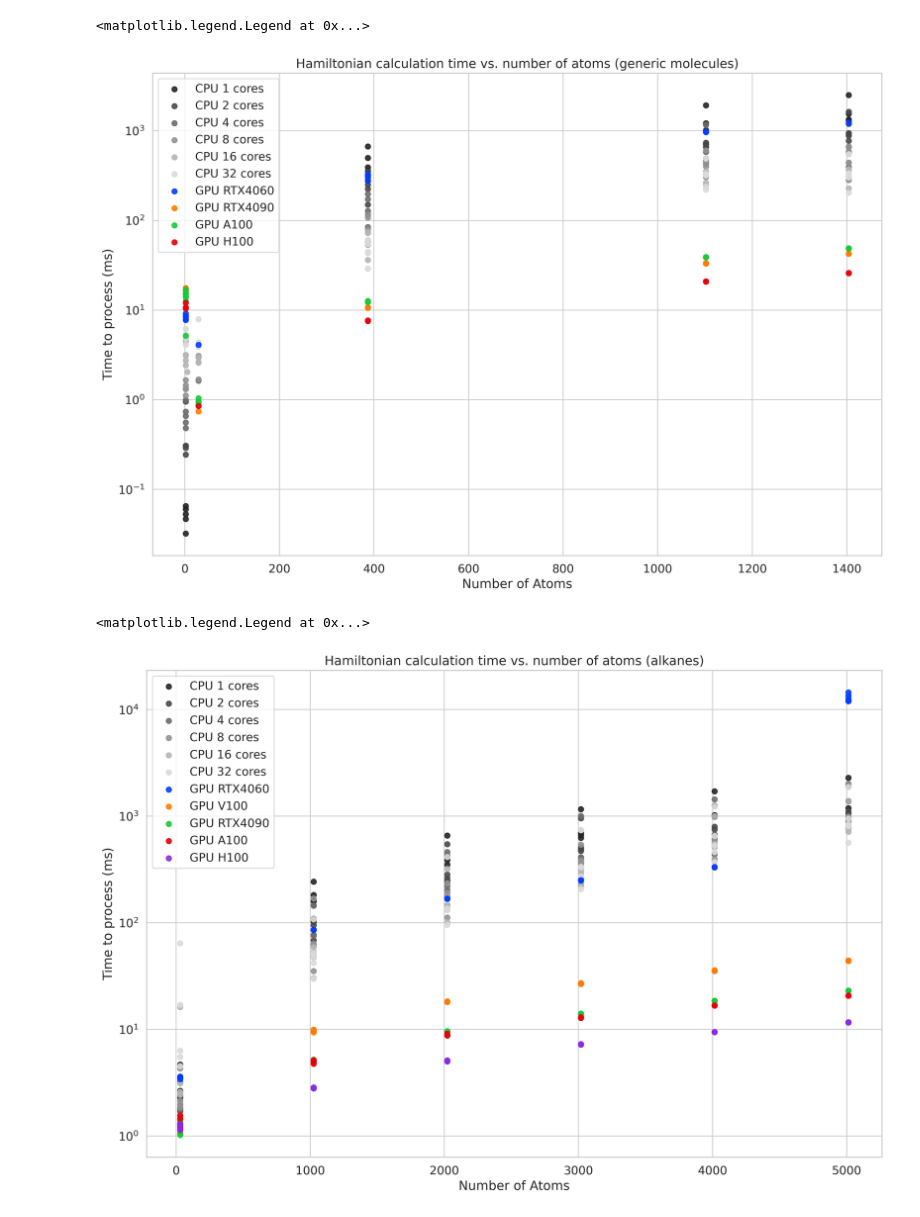
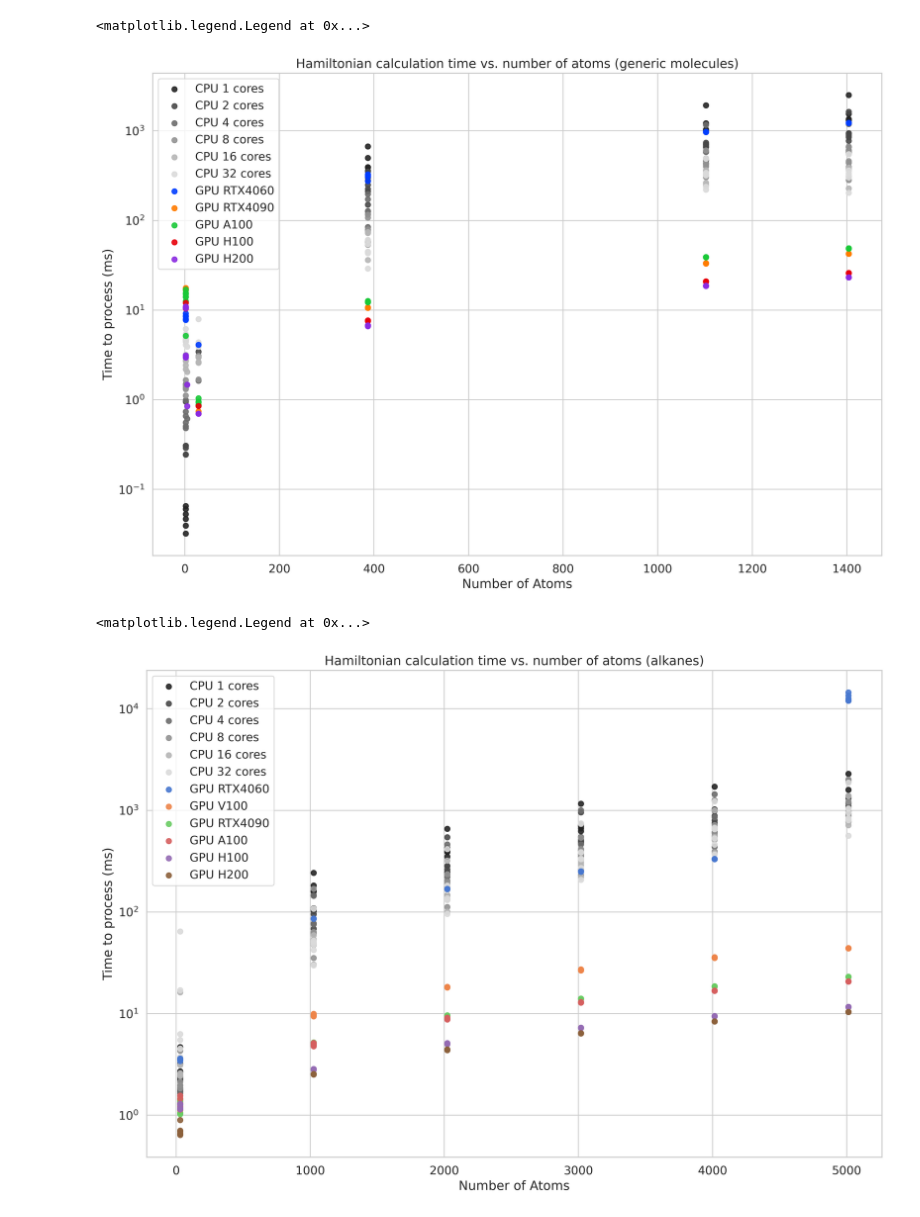
Before and after one commit to tornikeo/tblite, a Jupyter notebook: notes/make_figures.ipynb, the cells around one changed output. Drawn from its saved outputs; the diff is of its cells as text; code cells hidden in the pictures.

Commit message:
Update figures

```diff
--- a/notes/make_figures.ipynb
+++ b/notes/make_figures.ipynb
@@ -38,7 +38,11 @@ for ncpu in [1, 2, 4, 8, 16, 32]:
     df['ncpu'] = ncpu
     all_data.append(df)
 
-
+for ncpu in [1, 2, 4, 8, 16, 32]:
+    df = pd.read_csv(f'notes/data/h200/{ncpu}cpu.csv')
+    df['gpu_type'] = 'h200'
+    df['ncpu'] = ncpu
+    all_data.append(df)
 
 all_data = pd.concat(all_data, ignore_index=True)
 is_alkane = all_data['structure'].str.contains('alkane')
@@ -84,8 +88,8 @@ for i, ncpu in enumerate([1, 2, 4, 8, 16, 32]):
            label=f'CPU {ncpu} cores', color=cpu_palette[i], alpha=0.9)
 
 # gpu_palette = sns.color_palette("Greens", n_colors=6)  # 3 shades of green for rtx4060, rtx4090, h100
-gpu_palette = sns.color_palette("bright", n_colors=4)  # Bright palette for GPUs
-for i, gpu_type in enumerate(['rtx4060', 'rtx4090', 'a100', 'h100']):
+gpu_palette = sns.color_palette("bright", n_colors=12)  # Bright palette for GPUs
+for i, gpu_type in enumerate(['rtx4060', 'rtx4090', 'a100', 'h100', 'h200']):
   mask = (gpu_types == gpu_type)
   color = gpu_palette[i]
   plt.scatter(natoms[mask], gpu_times[mask], label=f'GPU {gpu_type.upper()}', color=color, alpha=0.9)
@@ -97,7 +101,7 @@ plt.title('Hamiltonian calculation time vs. number of atoms (generic molecules)'
 plt.legend()
 # %% [output]
 <matplotlib.legend.Legend at 0x...>
-[figure, old version]
+[figure, new version]
 # %%
 # First plot, plot 1/cpu_time and 1/gpu_time, over increasing number of atoms `nat` (x-axis).
 # Lines: gray to black CPU, 1, 2, ... 32
@@ -106,33 +110,33 @@ plt.figure(figsize=(15, 10), dpi=300)
 sns.set_style("whitegrid")
 sns.set_palette("dark")
 sns.set_context("notebook", font_scale=1.2)
 
 # Plot CPU data
 df = alkanes.sort_values(by='nat')
 natoms = df['nat']
 cpu_times = df['cpu_time']
 cpu_cores = df['ncpu']
 gpu_times = df['gpu_time']
 gpu_types = df['gpu_type']
 
 cpu_palette = sns.color_palette("gray", n_colors=6)  # 6 shades of gray for 1, 2, 4, 8, 16, 32 cores
 for i, ncpu in enumerate([1, 2, 4, 8, 16, 32]):
   mask = (cpu_cores == ncpu)
   plt.scatter(natoms[mask], cpu_times[mask],
            label=f'CPU {ncpu} cores', color=cpu_palette[i], alpha=0.9)
 
 # gpu_palette = sns.color_palette("Greens", n_colors=6)  # 3 shades of green for rtx4060, rtx4090, h100
-gpu_palette = sns.color_palette("bright", n_colors=8)  # Bright palette for GPUs
-for i, gpu_type in enumerate(['rtx4060', 'v100', 'rtx4090', 'a100', 'h100']):
+gpu_palette = sns.color_palette("muted", n_colors=12)  # Viridis palette for GPUs
+for i, gpu_type in enumerate(['rtx4060', 'v100', 'rtx4090', 'a100', 'h100', 'h200']):
   mask = (gpu_types == gpu_type)
   color = gpu_palette[i]
   plt.scatter(natoms[mask], gpu_times[mask], label=f'GPU {gpu_type.upper()}', color=color, alpha=0.9)
 
 plt.xlabel('Number of Atoms')
 plt.ylabel('Time to process (ms)')
 plt.yscale('log')
 plt.title('Hamiltonian calculation time vs. number of atoms (alkanes)')
 plt.legend()
 # %% [output]
 <matplotlib.legend.Legend at 0x...>
-[figure, old version]
+[figure, new version]
```
Also changed, not shown: parts of 1 cell of this notebook.
